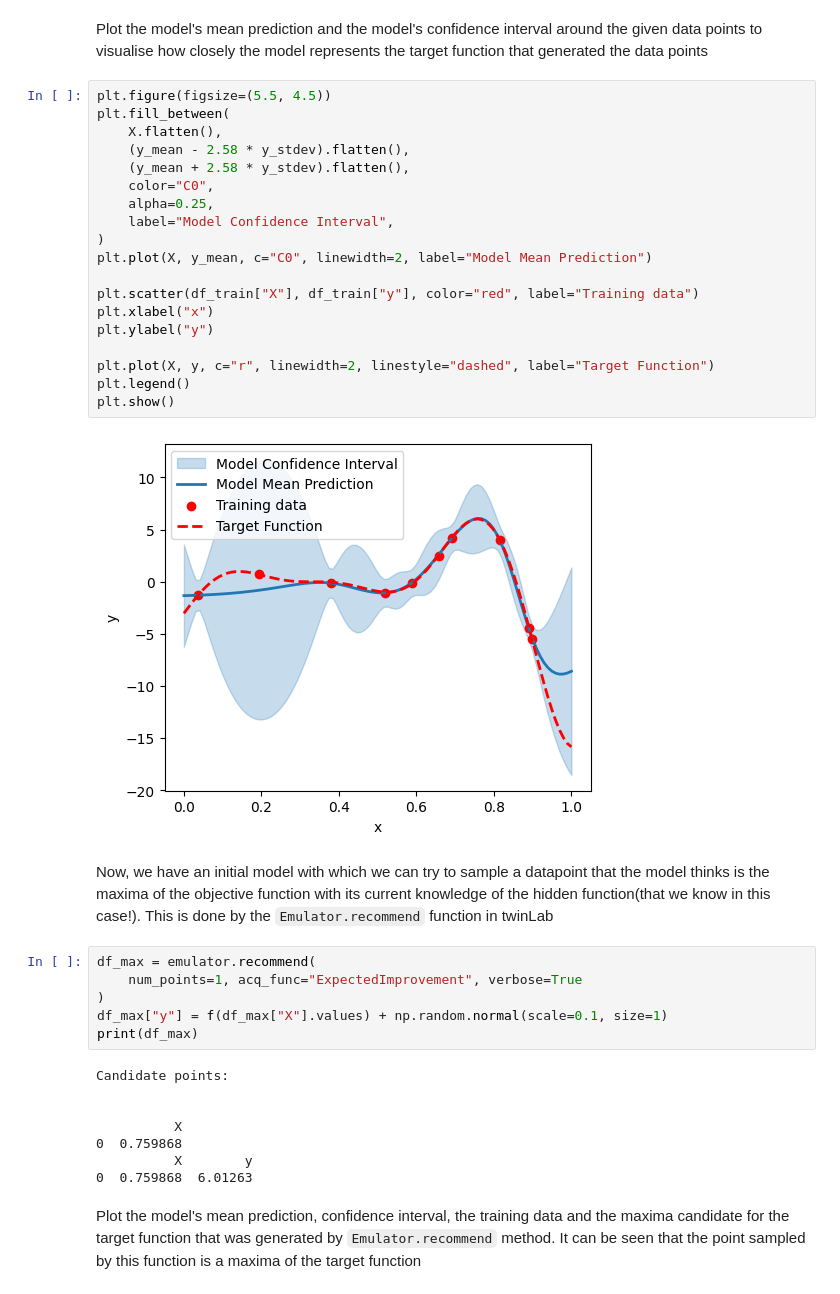
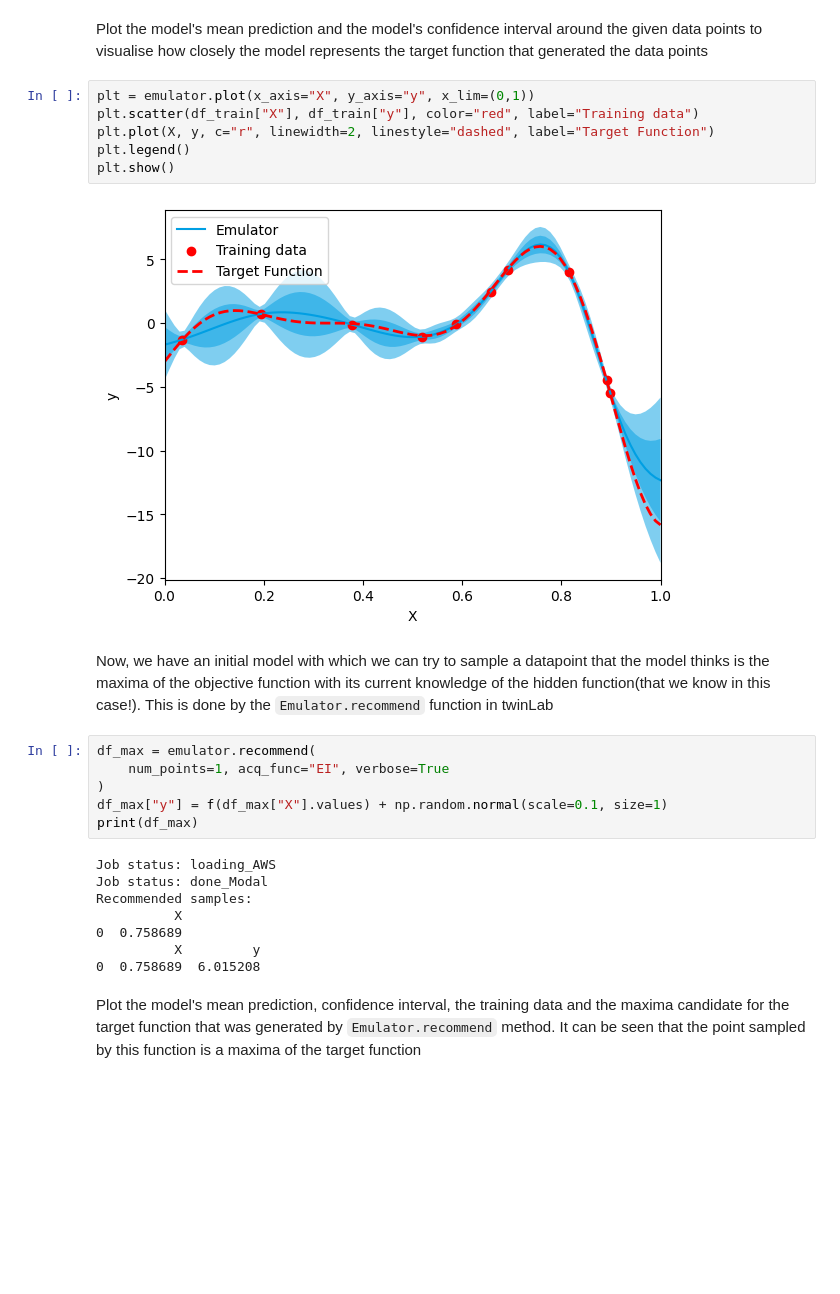
Before and after one commit to digiLab-ai/twinLab-Tutorials, a Jupyter notebook: 07-bayesian_optimisation.ipynb, the cells around one changed output. Cells and saved outputs as stored; diff of their text form; blank space fills up the shorter version.

```diff
--- a/07-bayesian_optimisation.ipynb
+++ b/07-bayesian_optimisation.ipynb
@@ -85,42 +84,29 @@ Training complete!
 # %% [markdown]
 Plot the model's mean prediction and the model's confidence interval around the given data points to visualise how closely the model represents the target function that generated the data points
 # %%
-plt.figure(figsize=(5.5, 4.5))
-plt.fill_between(
-    X.flatten(),
-    (y_mean - 2.58 * y_stdev).flatten(),
-    (y_mean + 2.58 * y_stdev).flatten(),
-    color="C0",
-    alpha=0.25,
-    label="Model Confidence Interval",
-)
-plt.plot(X, y_mean, c="C0", linewidth=2, label="Model Mean Prediction")
-
+plt = emulator.plot(x_axis="X", y_axis="y", x_lim=(0,1))
 plt.scatter(df_train["X"], df_train["y"], color="red", label="Training data")
-plt.xlabel("x")
-plt.ylabel("y")
-
 plt.plot(X, y, c="r", linewidth=2, linestyle="dashed", label="Target Function")
 plt.legend()
 plt.show()
 # %% [output]
-[figure, old version]
+[figure, new version]
 # %% [markdown]
 Now, we have an initial model with which we can try to sample a datapoint that the model thinks is the maxima of the objective function with its current knowledge of the hidden function(that we know in this case!). This is done by the `Emulator.recommend` function in twinLab
 # %%
 df_max = emulator.recommend(
-    num_points=1, acq_func="ExpectedImprovement", verbose=True
+    num_points=1, acq_func="EI", verbose=True
 )
 df_max["y"] = f(df_max["X"].values) + np.random.normal(scale=0.1, size=1)
 print(df_max)
 # %% [output]
-Candidate points:
-
-
+Job status: loading_AWS
+Job status: done_Modal
+Recommended samples:
           X
-0  0.759868
-          X        y
-0  0.759868  6.01263
+0  0.758689
+          X         y
+0  0.758689  6.015208
 # %% [markdown]
 Plot the model's mean prediction, confidence interval, the training data and the maxima candidate for the target function that was generated by `Emulator.recommend` method.
 It can be seen that the point sampled by this function is a maxima of the target function
```
Also changed, not shown: parts of 10 cells of this notebook, 9 other files.
